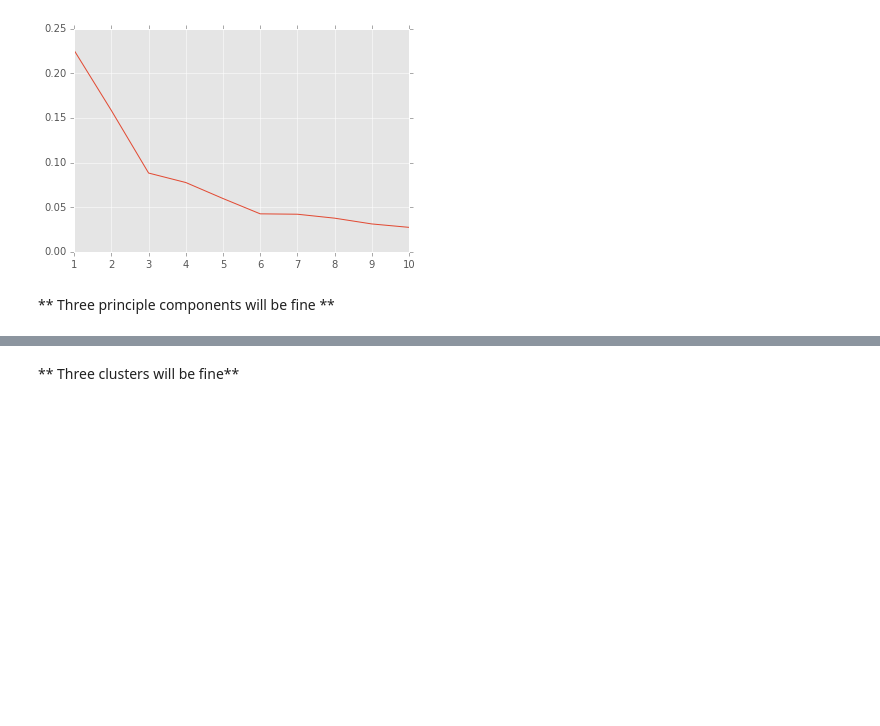
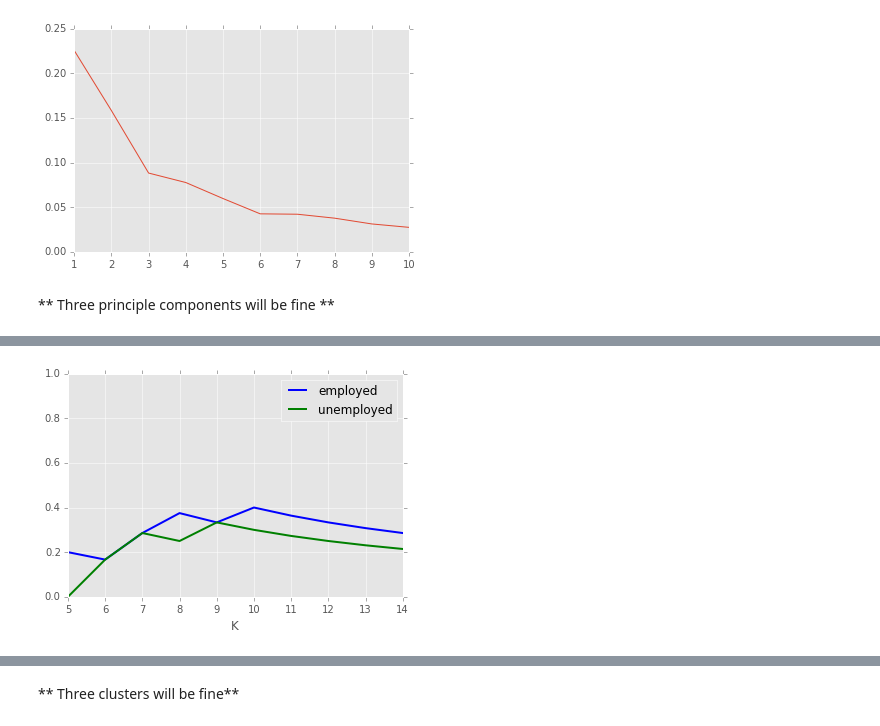
Before and after one commit to banjopickin/women_workforce, a Jupyter notebook: grid_fc.ipynb, the cells around one changed output, grey strips where cells are left out. Cells and saved outputs as stored; diff of their text form; code cells hidden in the pictures; blank space fills up the shorter version.

```diff
--- a/grid_fc.ipynb
+++ b/grid_fc.ipynb
@@ -193,3 +219,36 @@ fc_pca = pca.fit_transform(fc_pca.values)
+# %%
+def km_emp(df_pca,krange,empcol,crtcol):
+    '''
+    apply kmeans to pca-processed dataframe, with a range of k. Then check with k yields clearest employed rate
+    and correct rate.
+    :param df_pca: numpy array
+    :param krange: int, range of k
+    :param empcol: panda series
+    :param crtcol: panda series
+    :return: plot
+    '''
+    lisT = []
+    lisF = []
+    df = pd.concat([empcol,crtcol],axis=1)
+    for k in xrange(5,krange):
+        km = KMeans(n_clusters=k)
+        km.fit(df_pca)
+        df['cluster'] = km.labels_
+        temp = df.groupby('cluster').agg(np.mean)
+        resT = temp[(temp['employed'] >0.7) &(temp['correct'] >0.7) ]
+        resF = temp[(temp['employed'] < 0.4) &(temp['correct'] >0.7) ]
+        lisT.append(resT.shape[0])
+        lisF.append(resF.shape[0])
+    plt.plot(range(5,krange),lisT,lw = 2, label = 'employed',color = 'blue')
+    plt.plot(range(5,krange),lisF, lw = 2, label = 'unemployed', color = 'green')
+    plt.legend()
+    plt.xlabel('K')
+    plt.ylim(0,1)
+    #plt.ylabel('ideally-split-ratio')
+# %%
+km_emp(fc_pca,15,fc_df.employed,fc_df.correct)
+# %% [output]
+[figure, added]
 # %%
 plot_kmean(fc_pca,10)
 # %% [output]
```
Also changed, not shown: parts of 16 cells of this notebook, 1 other file.
